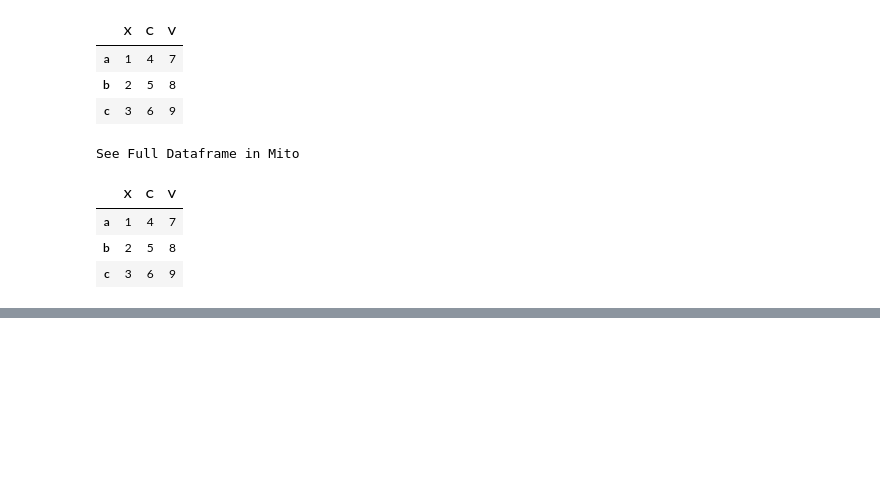
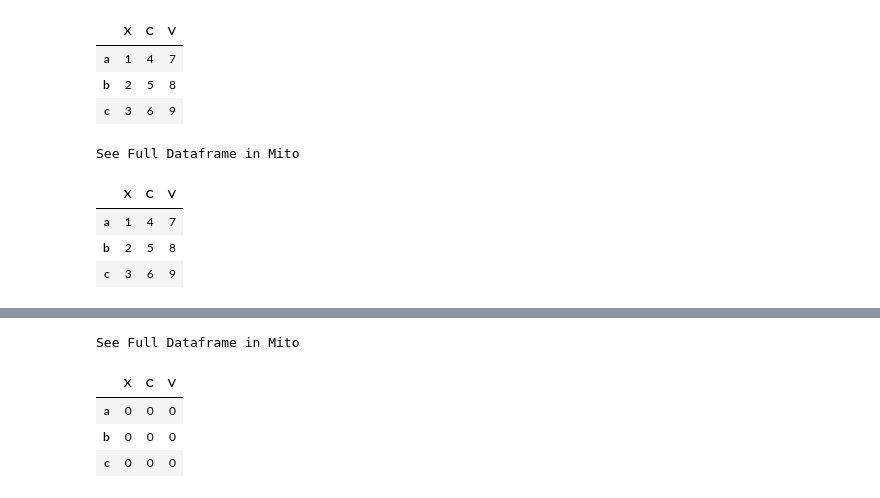
Before and after one commit to TherealVL/Ejercicios_Pandas, a Jupyter notebook: Ejercicios_Panda.ipynb, the cells around one changed output, grey strips where cells are left out. Saved outputs shown, nothing was run; the diff lists cells and outputs as text; code cells hidden in the pictures; blank space fills up the shorter version.

```diff
--- a/Ejercicios_Panda.ipynb
+++ b/Ejercicios_Panda.ipynb
@@ -1289,0 +1301,8 @@ See Full Dataframe in Mito
+# %%
+df89.sub(df89)
+# %% [output]
+See Full Dataframe in Mito
+|  | X | C | V |
+| a | 0 | 0 | 0 |
+| b | 0 | 0 | 0 |
+| c | 0 | 0 | 0 |
```
Also changed, not shown: parts of 4 cells of this notebook.
